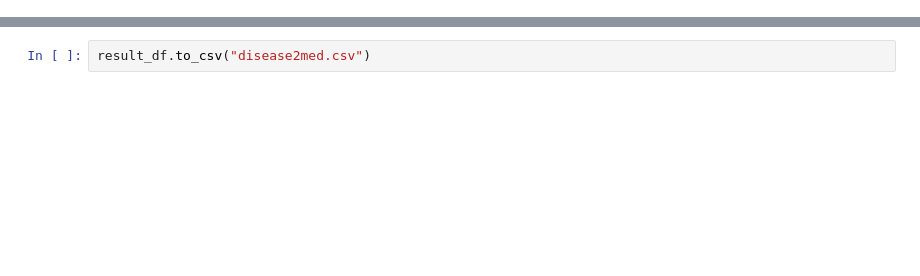
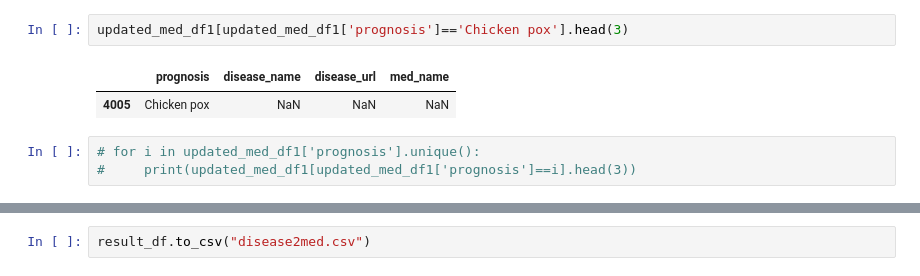
Before and after one commit to Gaurabh007/SymptoRx-AI, a Jupyter notebook: research/medication.ipynb, the cells around one changed output, grey strips where cells are left out. Drawn from its saved outputs; the diff is of its cells as text; blank space fills up the shorter version.

```diff
--- a/research/medication.ipynb
+++ b/research/medication.ipynb
@@ -17,0 +110,8 @@ med_df1.head()
+# %%
+updated_med_df1[updated_med_df1['prognosis']=='Chicken pox'].head(3)
+# %% [output]
+|  | prognosis | disease_name | disease_url | med_name |
+| 4005 | Chicken pox | NaN | NaN | NaN |
+# %%
+# for i in updated_med_df1['prognosis'].unique():
+#     print(updated_med_df1[updated_med_df1['prognosis']==i].head(3))
```
Also changed, not shown: parts of 28 cells of this notebook, 12 other files.
